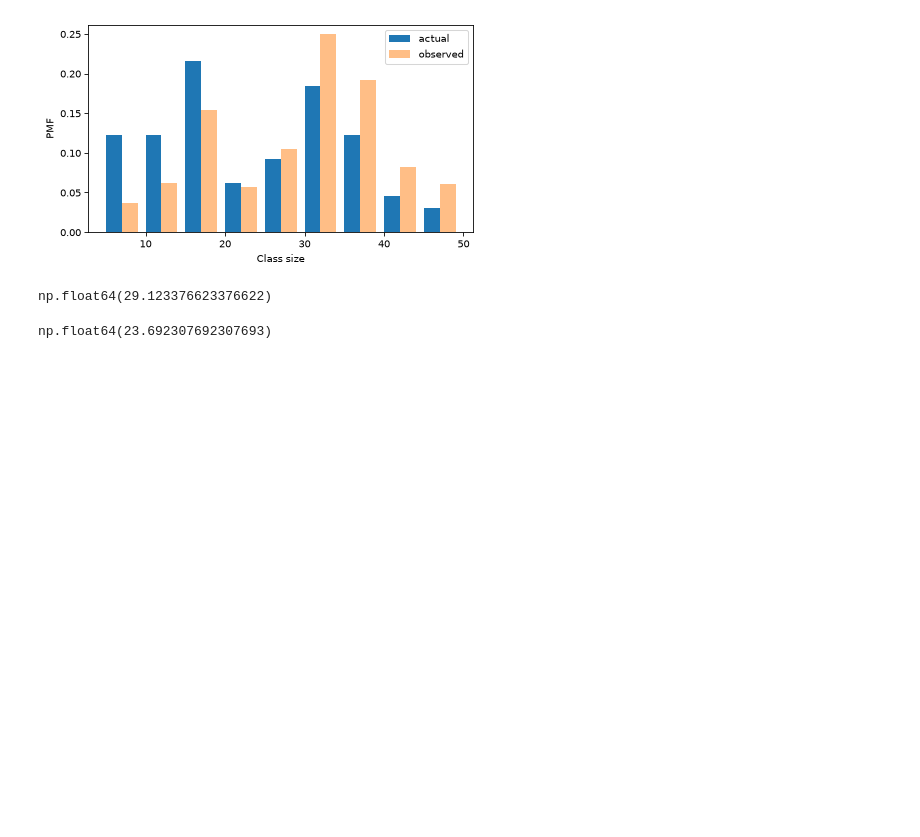
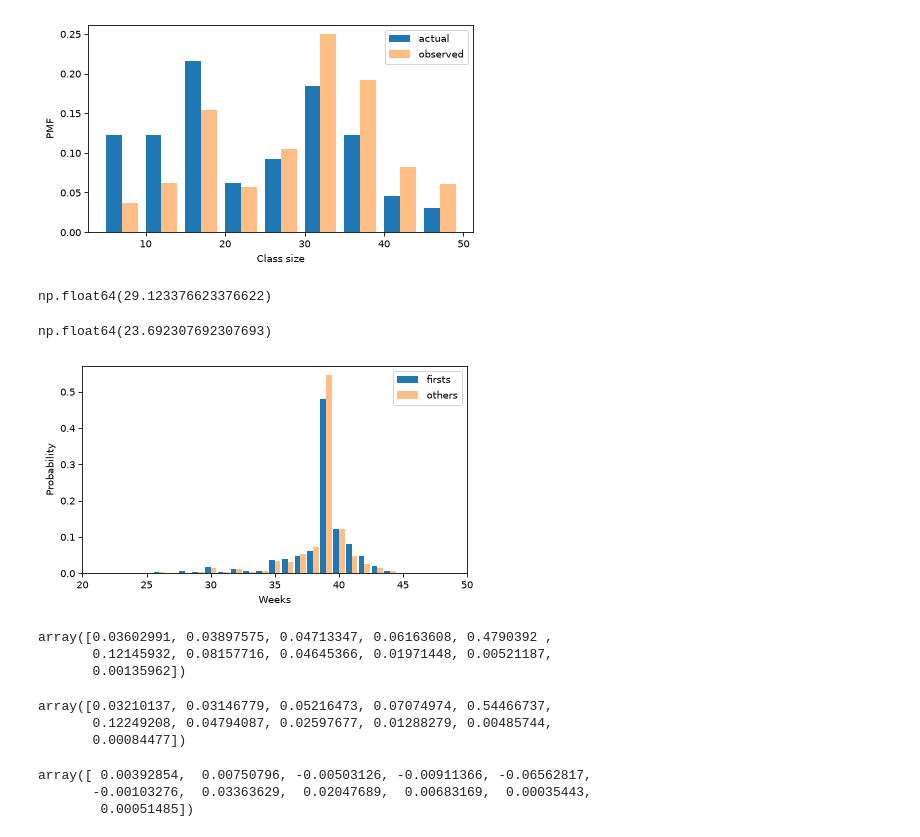
Before and after one commit to acsiuc/think-stats, a Jupyter notebook: notebooks/chapter-03.ipynb, the cells around one changed output. Drawn from its saved outputs; the diff is of its cells as text; code cells hidden in the pictures; blank space fills up the shorter version.

Commit message:
chapter-03: visualize the weeks in which first babies are usually born, and the others

```diff
--- a/notebooks/chapter-03.ipynb
+++ b/notebooks/chapter-03.ipynb
@@ -218,0 +224,32 @@ np.float64(23.692307692307693)
+# %%
+from nsfg import get_nsfg_groups
+
+live, firsts, others = get_nsfg_groups()
+# %%
+first_pmf = Pmf.from_seq(firsts['prglngth'], name = 'firsts')
+others_pmf = Pmf.from_seq(others['prglngth'], name = 'others')
+# %%
+two_bar_plots(first_pmf, others_pmf)
+decorate(xlabel="Weeks", ylabel="Probability", xlim=[20, 50])
+# %% [output]
+[figure, added]
+# %%
+weeks = range(35, 46)
+first_pmf(weeks)
+# %% [output]
+array([0.03602991, 0.03897575, 0.04713347, 0.06163608, 0.4790392 ,
+       0.12145932, 0.08157716, 0.04645366, 0.01971448, 0.00521187,
+       0.00135962])
+# %%
+others_pmf(weeks)
+# %% [output]
+array([0.03210137, 0.03146779, 0.05216473, 0.07074974, 0.54466737,
+       0.12249208, 0.04794087, 0.02597677, 0.01288279, 0.00485744,
+       0.00084477])
+# %%
+diffs = first_pmf(weeks) - others_pmf(weeks)
+diffs
+# %% [output]
+array([ 0.00392854,  0.00750796, -0.00503126, -0.00911366, -0.06562817,
+       -0.00103276,  0.03363629,  0.02047689,  0.00683169,  0.00035443,
+        0.00051485])
```
Also changed, not shown: parts of 2 cells of this notebook.
